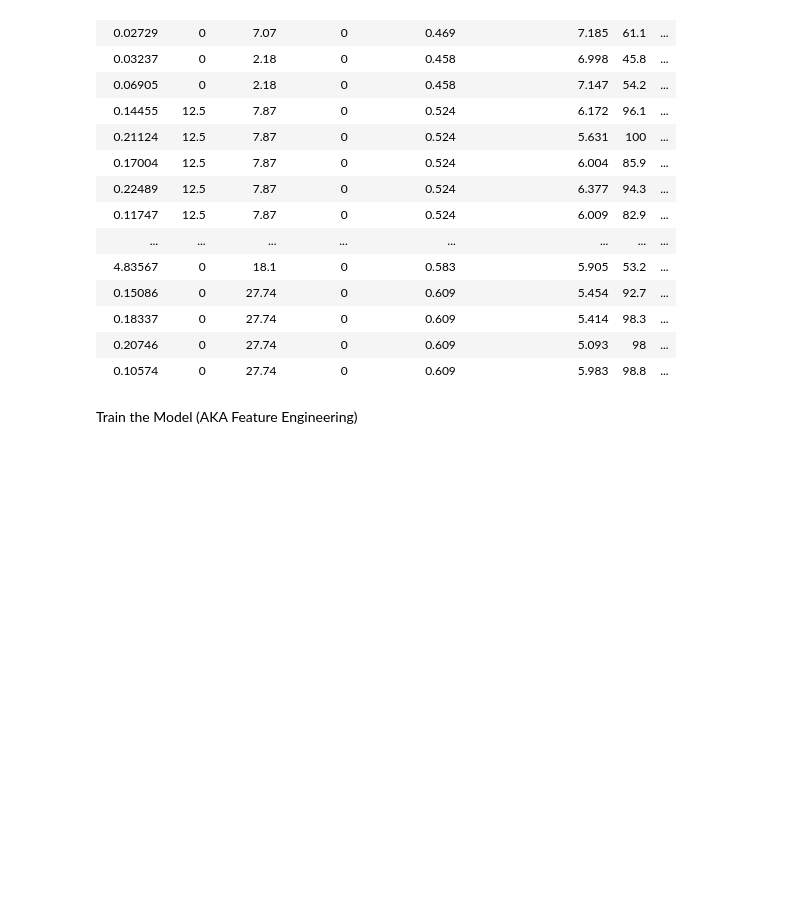
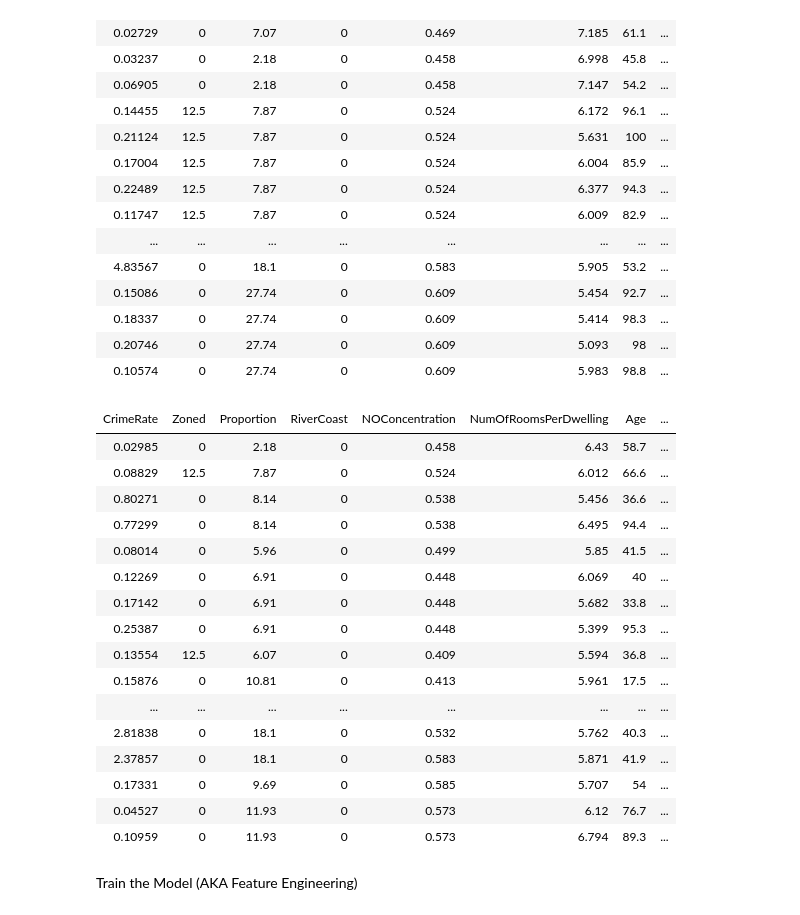
Before and after one commit to marb61a/ML.net-Projects, a Jupyter notebook: MLNETLinearRegression/LinearRegression.ipynb, the cells around one changed output. Drawn from its saved outputs; the diff is of its cells as text; code cells hidden in the pictures; blank space fills up the shorter version.

```diff
--- a/MLNETLinearRegression/LinearRegression.ipynb
+++ b/MLNETLinearRegression/LinearRegression.ipynb
@@ -103,3 +103,24 @@ dataSplit.TrainSet.ToTabularDataResource()
 | 0.18337 | 0 | 27.74 | 0 | 0.609 | 5.414 | 98.3 | ... |
 | 0.20746 | 0 | 27.74 | 0 | 0.609 | 5.093 | 98 | ... |
 | 0.10574 | 0 | 27.74 | 0 | 0.609 | 5.983 | 98.8 | ... |
+# %%
+// Check what test set looks like
+dataSplit.TestSet.ToTabularDataResource()
+# %% [output]
+| CrimeRate | Zoned | Proportion | RiverCoast | NOConcentration | NumOfRoomsPerDwelling | Age | ... |
+| 0.02985 | 0 | 2.18 | 0 | 0.458 | 6.43 | 58.7 | ... |
+| 0.08829 | 12.5 | 7.87 | 0 | 0.524 | 6.012 | 66.6 | ... |
+| 0.80271 | 0 | 8.14 | 0 | 0.538 | 5.456 | 36.6 | ... |
+| 0.77299 | 0 | 8.14 | 0 | 0.538 | 6.495 | 94.4 | ... |
+| 0.08014 | 0 | 5.96 | 0 | 0.499 | 5.85 | 41.5 | ... |
+| 0.12269 | 0 | 6.91 | 0 | 0.448 | 6.069 | 40 | ... |
+| 0.17142 | 0 | 6.91 | 0 | 0.448 | 5.682 | 33.8 | ... |
+| 0.25387 | 0 | 6.91 | 0 | 0.448 | 5.399 | 95.3 | ... |
+| 0.13554 | 12.5 | 6.07 | 0 | 0.409 | 5.594 | 36.8 | ... |
+| 0.15876 | 0 | 10.81 | 0 | 0.413 | 5.961 | 17.5 | ... |
+| ... | ... | ... | ... | ... | ... | ... | ... |
+| 2.81838 | 0 | 18.1 | 0 | 0.532 | 5.762 | 40.3 | ... |
+| 2.37857 | 0 | 18.1 | 0 | 0.583 | 5.871 | 41.9 | ... |
+| 0.17331 | 0 | 9.69 | 0 | 0.585 | 5.707 | 54 | ... |
+| 0.04527 | 0 | 11.93 | 0 | 0.573 | 6.12 | 76.7 | ... |
+| 0.10959 | 0 | 11.93 | 0 | 0.573 | 6.794 | 89.3 | ... |
```
Also changed, not shown: parts of 1 cell of this notebook, 3 other files.
